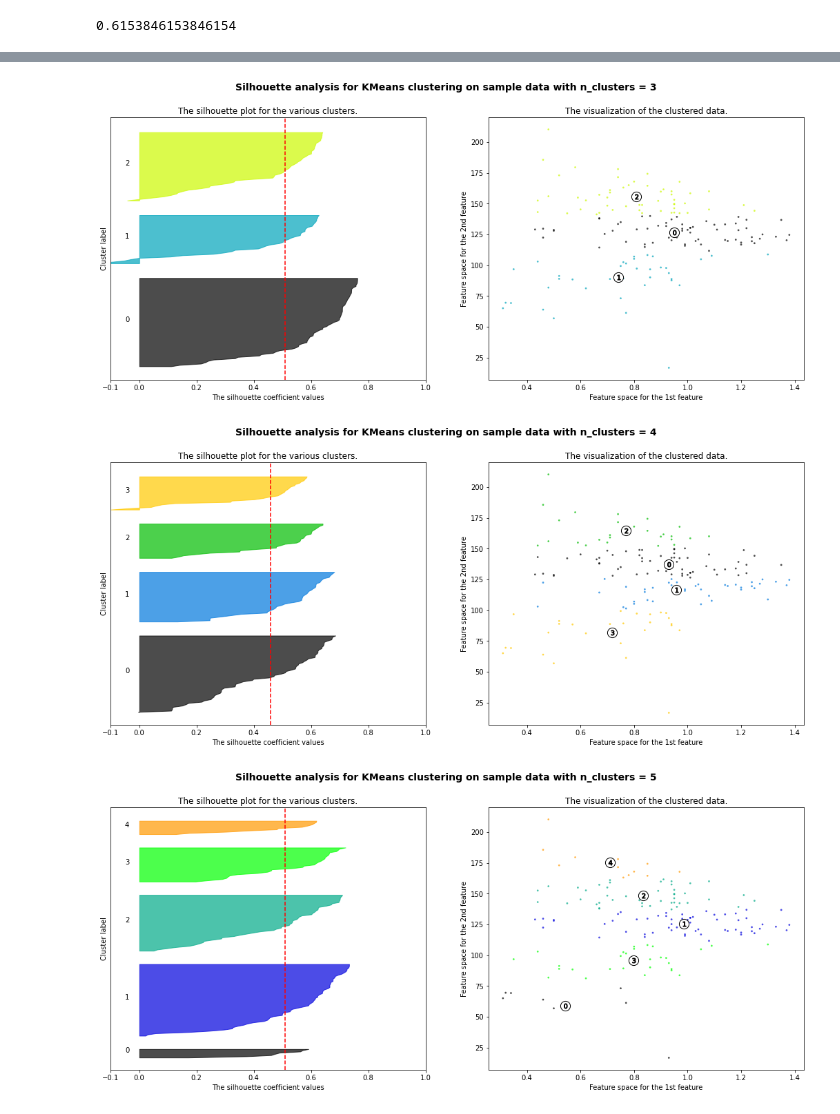
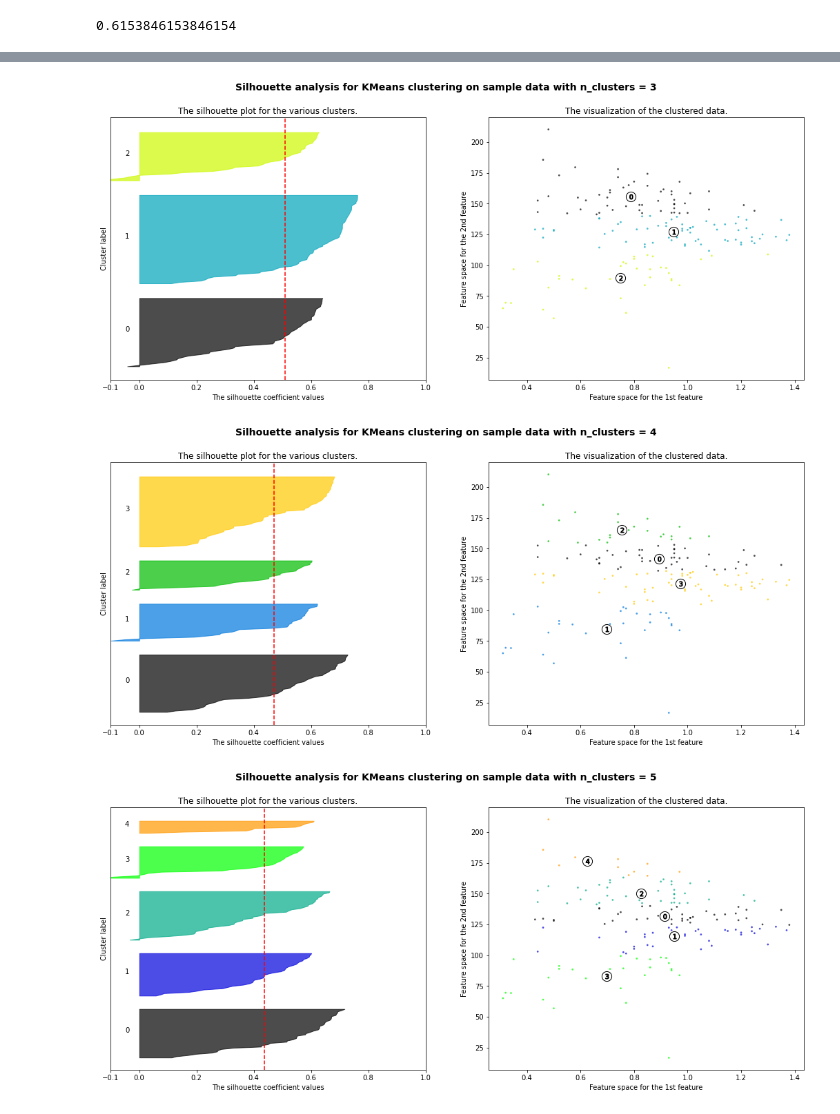
Before and after one commit to pranshurastogi29/clustering-the-palsy, a Jupyter notebook: PSO_and_HPSO.ipynb, the cells around one changed output, grey strips where cells are left out. Saved outputs shown, nothing was run; the diff lists cells and outputs as text; code cells hidden in the pictures.

```diff
--- a/PSO_and_HPSO.ipynb
+++ b/PSO_and_HPSO.ipynb
@@ -362,7 +362,7 @@ X  = df_req[['Stride Length (m)', 'Cadence(steps/min)', 'Leg Length (m)',
 labels = df.classs.values
 # %%
 pso = ParticleSwarmOptimizedClustering(
-        n_cluster=2, n_particles=50, data=X.values, max_iter=8000, print_debug=50,hybrid = False)
+        n_cluster=2, n_particles=50, data=X.values, max_iter=1000, print_debug=50,hybrid = False)
 # %%
 hist = pso.run()
 # %% [output]
@@ -479,29 +481,31 @@ inter_cluster_distance = 51.615744198073095 The average intra_cluster 0 is : 20.
 # %%
+import warnings
+warnings.filterwarnings("ignore")
 from sklearn.model_selection import StratifiedKFold
 from scipy import stats
 kfold = StratifiedKFold(n_splits=16, random_state = 42)
 hpso_km_cpi = []
 #X = X.values
 i = 0
-for train_index, test_index in kfold.split(X,labels):
-    X_train, X_test = X[train_index], X[test_index]
+for train_index, test_index in kfold.split(X1,labels):
+    X_train, X_test = X1[train_index], X1[test_index]
     y_train, y_test = labels[train_index], labels[test_index]
     print('ITER :',i)
     pso_rep = ParticleSwarmOptimizedClustering(
-        n_cluster=2, n_particles=70, data=X_train, hybrid=True, max_iter=2000, print_debug=2000)
+        n_cluster=2, n_particles=70, data=X_train, hybrid=True, max_iter=200, print_debug=2000)
     pso_rep.run()
     pso_kmeans = KMeans(n_cluster=2, init_pp=False, seed=2018)
     pso_kmeans.centroid = pso_rep.gbest_centroids.copy()
-    predicted_pso_rep = pso_kmeans.predict(X)
-    cl0,cl1 = get_cls(predicted_pso_rep,X)
-    inter_cluster,intra_cluster0,intra_cluster1 = cluster_dist(cl0,cl1)
+    predicted_pso_rep = pso_kmeans.predict(X1)
+    cl0,cl1 = get_cls(predicted_pso_rep,X1)
+    inter_cluster,intra_cluster = cluster_dist(cl0,cl1)
     print("Silhouette Coefficient : %0.3f"
-      % silhouette_score(X,predicted_pso_rep, metric='euclidean'))
-    print('mse : %0.3f' % calc_mse(centroids=pso_rep.gbest_centroids, data=X, labels=predicted_pso_rep))
+      % silhouette_score(X1,predicted_pso_rep, metric='euclidean'))
+    print('mse : %0.3f' % calc_mse(centroids=pso_rep.gbest_centroids, data=X1, labels=predicted_pso_rep))
     print('purity : %0.3f' % purity_score(labels,predicted_pso_rep))
     print('dunn : %0.3f' % dunn(pso_rep.gbest_centroids))
     print('inter_cluster_distance =',inter_cluster,
-    "The average intra_cluster 0 is :", intra_cluster0,"The average intra_cluster 1 is :", intra_cluster1)
+    "The average intra_cluster :", intra_cluster)
     hpso_km_cpi.append(purity_score(labels,predicted_pso_rep))
     i = i+1
 # %% [output]
@@ -525,29 +529,31 @@ inter_cluster_distance = 51.615744198073095 The average intra_cluster 0 is : 21.
 # %%
+import warnings
+warnings.filterwarnings("ignore")
 from sklearn.model_selection import StratifiedKFold
 from scipy import stats
 kfold = StratifiedKFold(n_splits=16, random_state = 42)
 hpso_fm_cpi = []
 #X = X.values
 i = 0
-for train_index, test_index in kfold.split(X,labels):
-    X_train, X_test = X[train_index], X[test_index]
+for train_index, test_index in kfold.split(X1,labels):
+    X_train, X_test = X1[train_index], X1[test_index]
     y_train, y_test = labels[train_index], labels[test_index]
     print('ITER :',i)
     pso_rep = ParticleSwarmOptimizedClustering(
-        n_cluster=2, n_particles=120, data=X_train, hybrid=True, max_iter=2000, print_debug=2000)
+        n_cluster=2, n_particles=120, data=X_train, hybrid=True, max_iter=200, print_debug=2000)
     pso_rep.run()
     pso_fcm = FCM(n_clusters=2)
     pso_fcm.centers = pso_rep.gbest_centroids.copy()
-    predicted_pso_rep = pso_fcm.predict(X)
-    cl0,cl1 = get_cls(predicted_pso_rep,X)
-    inter_cluster,intra_cluster0,intra_cluster1 = cluster_dist(cl0,cl1)
+    predicted_pso_rep = pso_fcm.predict(X1)
+    cl0,cl1 = get_cls(predicted_pso_rep,X1)
+    inter_cluster,intra_cluster = cluster_dist(cl0,cl1)
     print("Silhouette Coefficient : %0.3f"
-      % silhouette_score(X,predicted_pso_rep, metric='euclidean'))
-    print('mse : %0.3f' % calc_mse(centroids=pso_rep.gbest_centroids, data=X, labels=predicted_pso_rep))
+      % silhouette_score(X1,predicted_pso_rep, metric='euclidean'))
+    print('mse : %0.3f' % calc_mse(centroids=pso_rep.gbest_centroids, data=X1, labels=predicted_pso_rep))
     print('purity : %0.3f' % purity_score(labels,predicted_pso_rep))
     print('dunn : %0.3f' % dunn(pso_rep.gbest_centroids))
     print('inter_cluster_distance =',inter_cluster,
-    "The average intra_cluster 0 is :", intra_cluster0,"The average intra_cluster 1 is :", intra_cluster1)
+    "The average intra_cluster ", intra_cluster)
     hpso_fm_cpi.append(purity_score(labels,predicted_pso_rep))
     i = i+1
 # %% [output]
@@ -598,7 +604,7 @@ for n_clusters in range_n_clusters:
     # Initialize the clusterer with n_clusters value and a random generator
     # seed of 10 for reproducibility.
     clusterer = ParticleSwarmOptimizedClustering(
-        n_cluster=n_clusters, n_particles=10, data=X, hybrid=True, max_iter=2000, print_debug=2000)
+        n_cluster=n_clusters, n_particles=10, data=X, hybrid=True, max_iter=200, print_debug=2000)
     clusterer.run()
     pso_kmeans = KMeans(n_cluster=n_clusters, init_pp=False, seed=2018)
     pso_kmeans.centroid = clusterer.gbest_centroids.copy()
@@ -693,3 +699,3 @@ For n_clusters = 7 The average silhouette_score is : 0.4615350752415276
-[figure, old version]
+[figure, new version]
-[figure, old version]
+[figure, new version]
-[figure, old version]
+[figure, new version]
```
Also changed, not shown: parts of 13 cells of this notebook.
